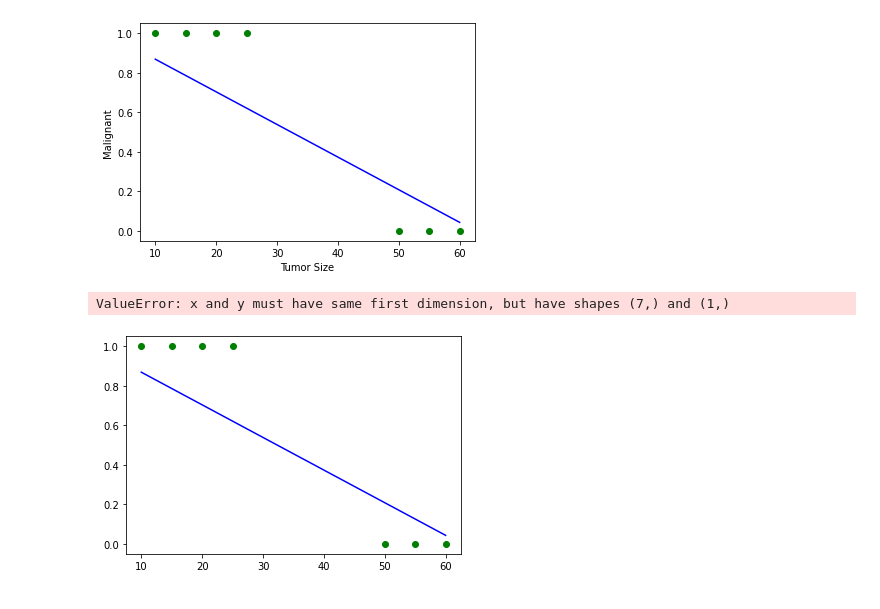
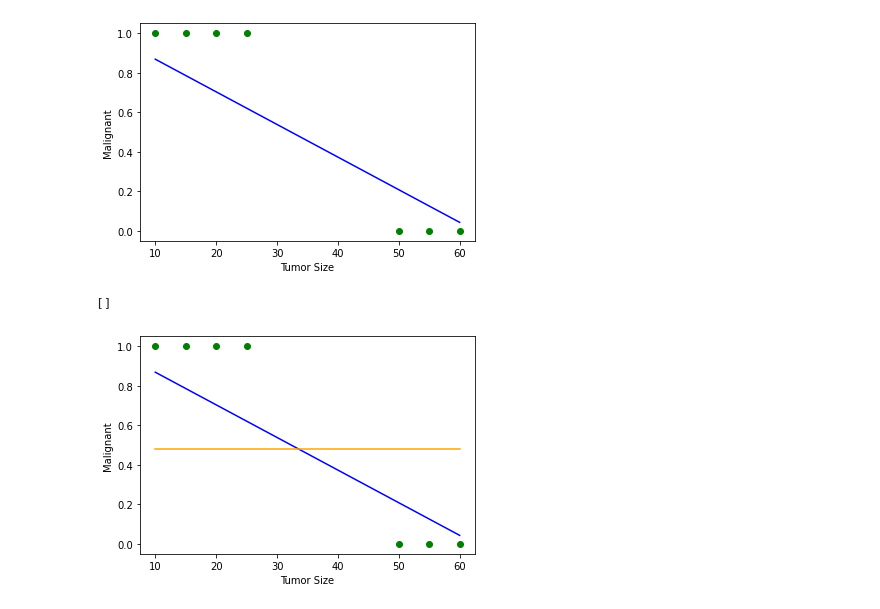
Before and after one commit to ammarlodhi255/supervised-learning-from-scratch, a Jupyter notebook: classification/using_linear_regression_to_solve_classification.ipynb, the cells around one changed output. Drawn from its saved outputs; the diff is of its cells as text; code cells hidden in the pictures.

Commit message:
defining the concept of a threshold

```diff
--- a/classification/using_linear_regression_to_solve_classification.ipynb
+++ b/classification/using_linear_regression_to_solve_classification.ipynb
@@ -102,17 +107,18 @@ plt.plot()
 []
 [figure]
 # %%
-'''
-Clearly, with this model, we would get a non-integer number if we were to predict the outcome of x = 30.
-One thing we could do is to pass horizontal line through the predicted line as a threshold.
-'''
 plt.scatter(X_train, y_train, c='green', label='Ground Truth')
 predictions = (X_train * w + b)
 plt.plot(X_train, predictions, c='b', label='Best fit line')
-plt.plot(X_train, np.mean(predictions), c='orange')
+plt.plot(X_train, np.full(X_train.shape[0], np.mean(predictions)), c='orange')
 plt.xlabel('Tumor Size')
 plt.ylabel('Malignant')
 plt.plot()
+
+'''
+Anything above this line would be classified as malignant, and anything below would be classified
+as benign.
+'''
 # %% [output]
-ValueError: x and y must have same first dimension, but have shapes (7,) and (1,)
+[]
-[figure, old version]
+[figure, new version]
```
Also changed, not shown: parts of 1 cell of this notebook.
